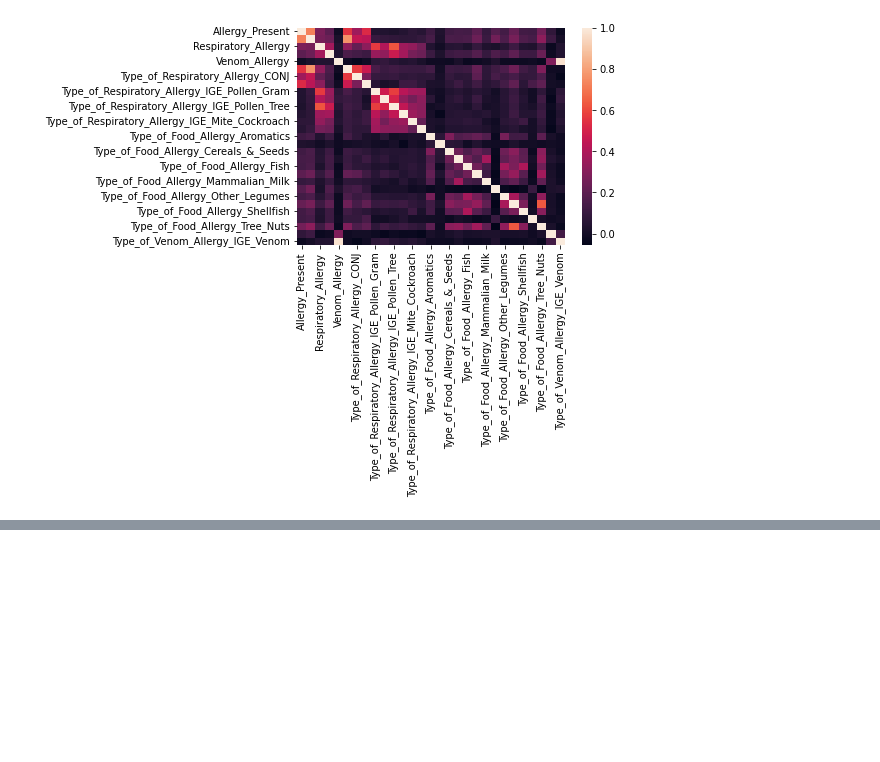
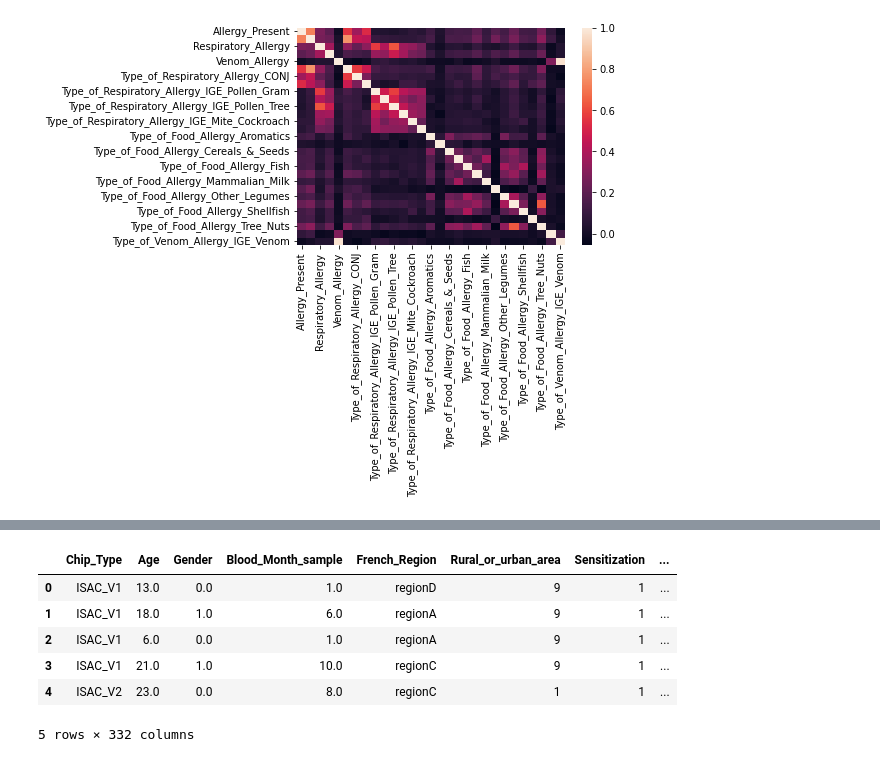
Before and after one commit to ADE-17/Allergen-Chip, a Jupyter notebook: EDA.ipynb, the cells around one changed output, grey strips where cells are left out. Cells and saved outputs as stored; diff of their text form; code cells hidden in the pictures; blank space fills up the shorter version.

Commit message:
New data

```diff
--- a/EDA.ipynb
+++ b/EDA.ipynb
@@ -15,0 +48,10 @@ sns.heatmap(target_cols.corr())
+# %%
+train_data.head()
+# %% [output]
+|  | Chip_Type | Age | Gender | Blood_Month_sample | French_Region | Rural_or_urban_area | Sensitization | ... |
+| 0 | ISAC_V1 | 13.0 | 0.0 | 1.0 | regionD | 9 | 1 | ... |
+| 1 | ISAC_V1 | 18.0 | 1.0 | 6.0 | regionA | 9 | 1 | ... |
+| 2 | ISAC_V1 | 6.0 | 0.0 | 1.0 | regionA | 9 | 1 | ... |
+| 3 | ISAC_V1 | 21.0 | 1.0 | 10.0 | regionC | 9 | 1 | ... |
+| 4 | ISAC_V2 | 23.0 | 0.0 | 8.0 | regionC | 1 | 1 | ... |
+5 rows × 332 columns
```
Also changed, not shown: parts of 30 cells of this notebook, 3 other files.
